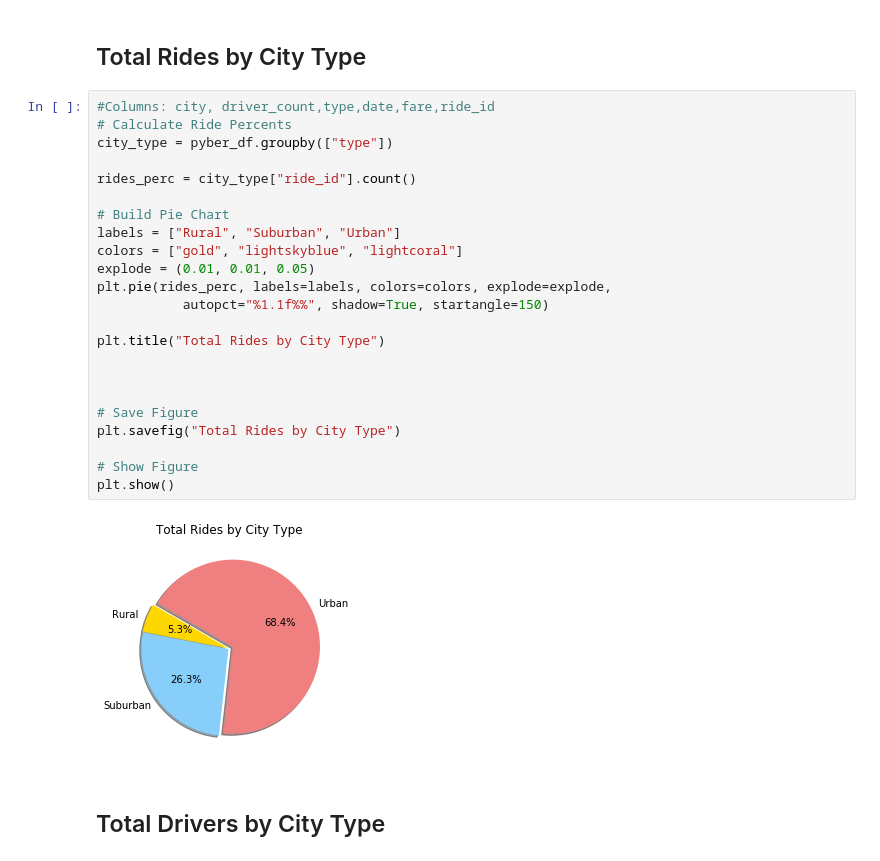
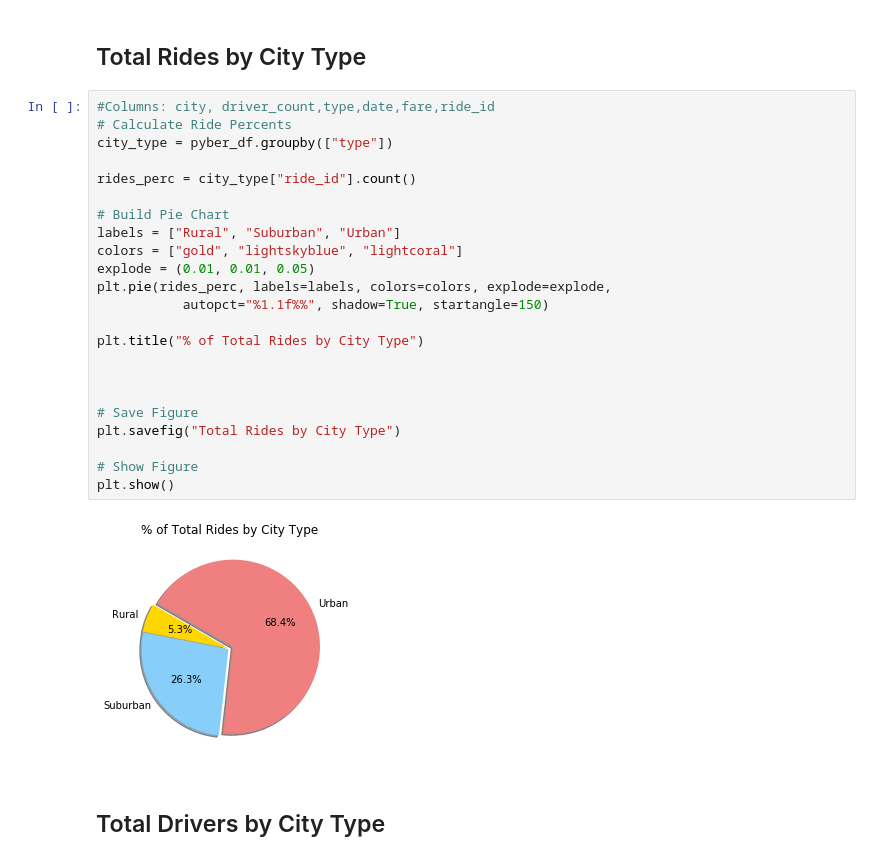
Before and after one commit to Breyes1993/Matplotlib_Pyber_HW_BR, a Jupyter notebook: Pyber/pyber_starter.ipynb, the cells around one changed output. Saved outputs shown, nothing was run; the diff lists cells and outputs as text.

Commit message:
Pie chart title change

```diff
--- a/Pyber/pyber_starter.ipynb
+++ b/Pyber/pyber_starter.ipynb
@@ -111,28 +111,28 @@ plt.show()
 # %%
 #Columns: city, driver_count,type,date,fare,ride_id
 # Calculate Ride Percents
 city_type = pyber_df.groupby(["type"])
 
 rides_perc = city_type["ride_id"].count()
 
 # Build Pie Chart
 labels = ["Rural", "Suburban", "Urban"]
 colors = ["gold", "lightskyblue", "lightcoral"]
 explode = (0.01, 0.01, 0.05)
 plt.pie(rides_perc, labels=labels, colors=colors, explode=explode,
            autopct="%1.1f%%", shadow=True, startangle=150)
 
-plt.title("Total Rides by City Type")
+plt.title("% of Total Rides by City Type")
 
 
 
 # Save Figure
 plt.savefig("Total Rides by City Type")
 
 # Show Figure
 plt.show()
 # %% [output]
-[figure, old version]
+[figure, new version]
 # %% [markdown]
 ## Total Drivers by City Type
 # %%
```
